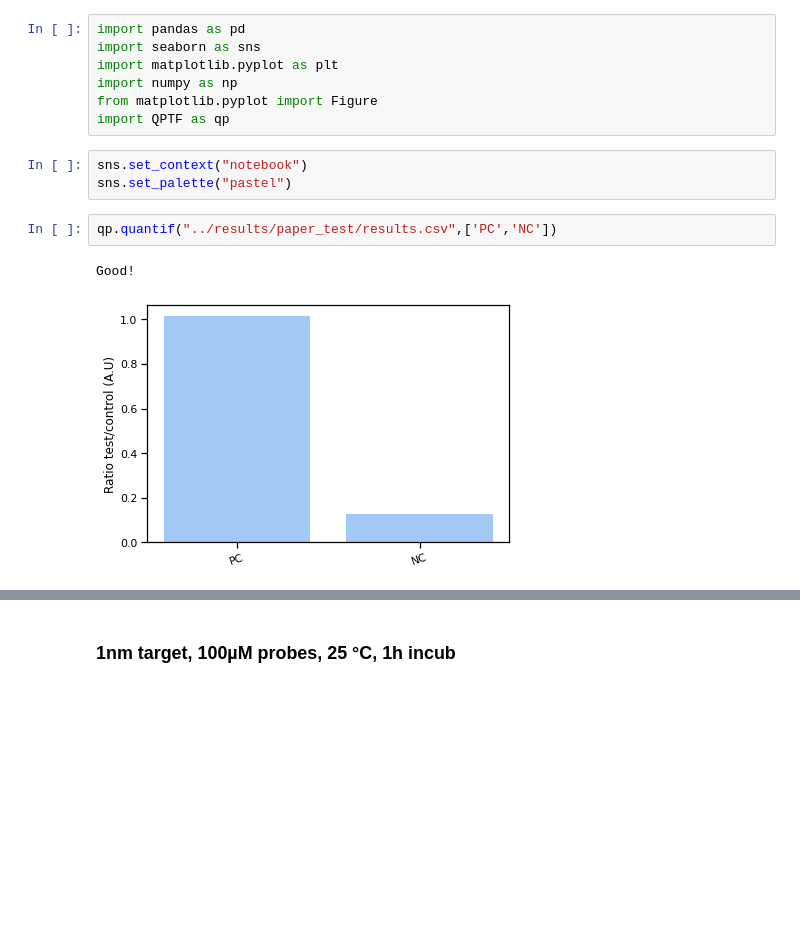
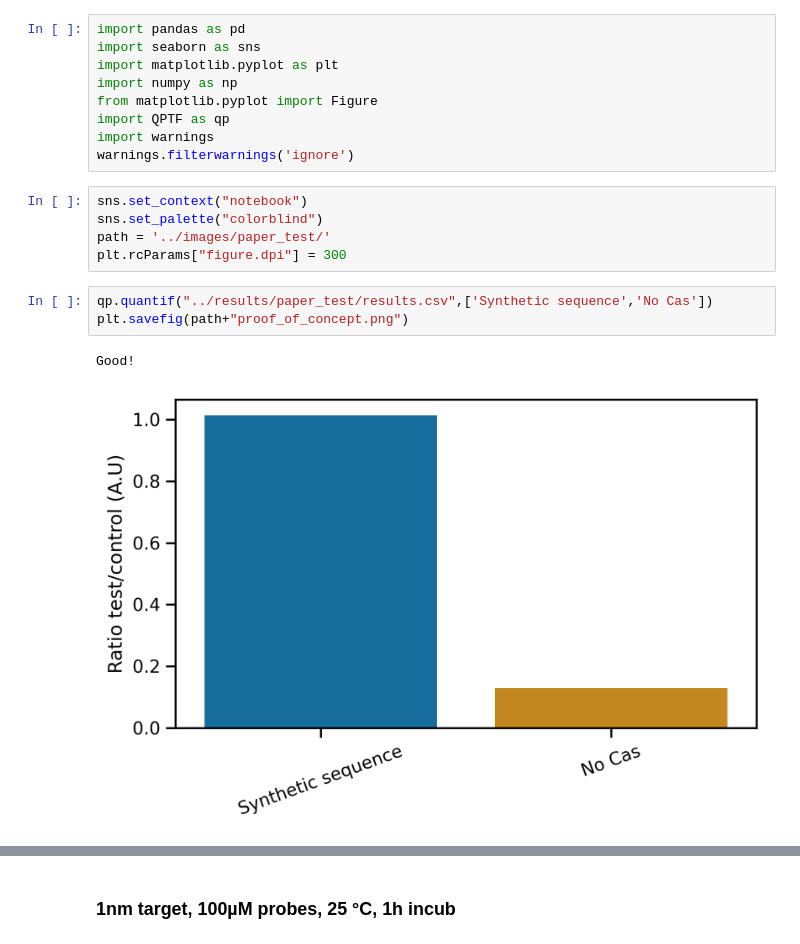
Before and after one commit to NessLfy/iGEM, a Jupyter notebook: scripts/quantification_paper_test.ipynb, the cells around one changed output, grey strips where cells are left out. Saved outputs shown, nothing was run; the diff lists cells and outputs as text; blank space fills up the shorter version.

Commit message:
new_exp, figures plotting, code modif

```diff
--- a/scripts/quantification_paper_test.ipynb
+++ b/scripts/quantification_paper_test.ipynb
@@ -5,13 +5,18 @@ import matplotlib.pyplot as plt
 import numpy as np
 from matplotlib.pyplot import Figure
 import QPTF as qp
+import warnings
+warnings.filterwarnings('ignore')
 # %%
 sns.set_context("notebook")
-sns.set_palette("pastel")
+sns.set_palette("colorblind")
+path = '../images/paper_test/'
+plt.rcParams["figure.dpi"] = 300
 # %%
-qp.quantif("../results/paper_test/results.csv",['PC','NC'])
+qp.quantif("../results/paper_test/results.csv",['Synthetic sequence','No Cas'])
+plt.savefig(path+"proof_of_concept.png")
 # %% [output]
 Good!
-[figure, old version]
+[figure, new version]
 # %%
 qp.quantif("../results/paper_test/resultspt_2.csv",['15','30min','1h','NC_15min','NC_30min','NC_1h'])
```
Also changed, not shown: parts of 16 cells of this notebook, 47 other files.
